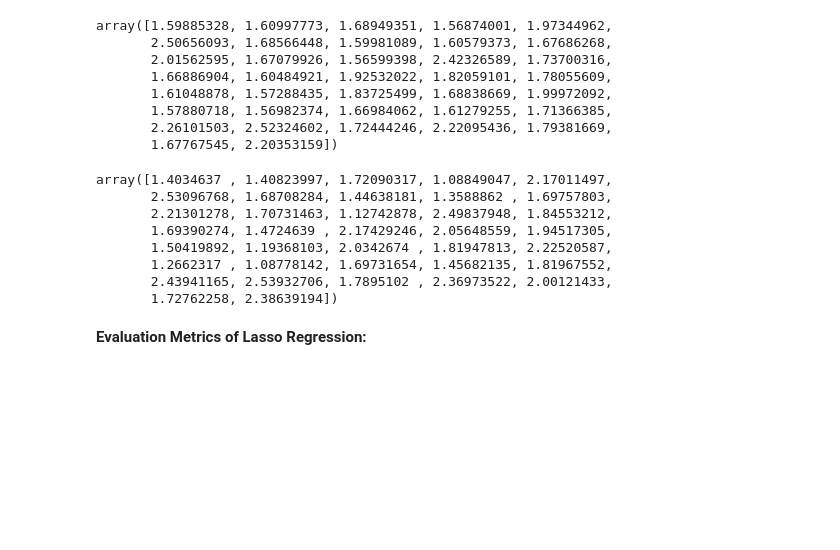
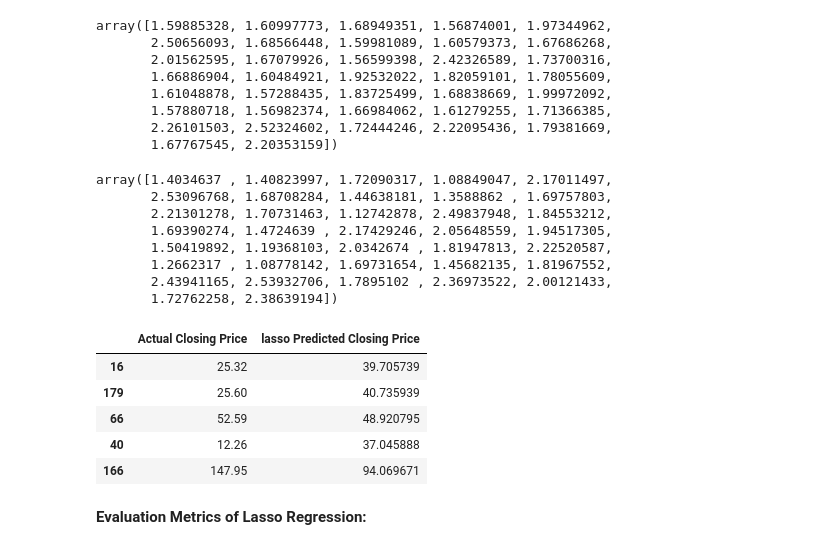
Before and after one commit to Mahima2208/YesBank_Stock_Closing_Price_Prediction, a Jupyter notebook: Yes_Bank.ipynb, the cells around one changed output. Saved outputs shown, nothing was run; the diff lists cells and outputs as text; code cells hidden in the pictures; blank space fills up the shorter version.

```diff
--- a/Yes_Bank.ipynb
+++ b/Yes_Bank.ipynb
@@ -599,6 +600,17 @@ array([1.4034637 , 1.40823997, 1.72090317, 1.08849047, 2.17011497,
        1.2662317 , 1.08778142, 1.69731654, 1.45682135, 1.81967552,
        2.43941165, 2.53932706, 1.7895102 , 2.36973522, 2.00121433,
        1.72762258, 2.38639194])
+# %%
+test_df['lasso Predicted Closing Price'] = 10**y_pred_lasso
+lasso_df = test_df.loc[:,['Actual Closing Price','lasso Predicted Closing Price']]
+lasso_df.head(5)
+# %% [output]
+|  | Actual Closing Price | lasso Predicted Closing Price |
+| 16 | 25.32 | 39.705739 |
+| 179 | 25.60 | 40.735939 |
+| 66 | 52.59 | 48.920795 |
+| 40 | 12.26 | 37.045888 |
+| 166 | 147.95 | 94.069671 |
 # %% [markdown]
 **Evaluation Metrics of Lasso Regression:**
 # %%
```
Also changed, not shown: parts of 8 cells of this notebook.
